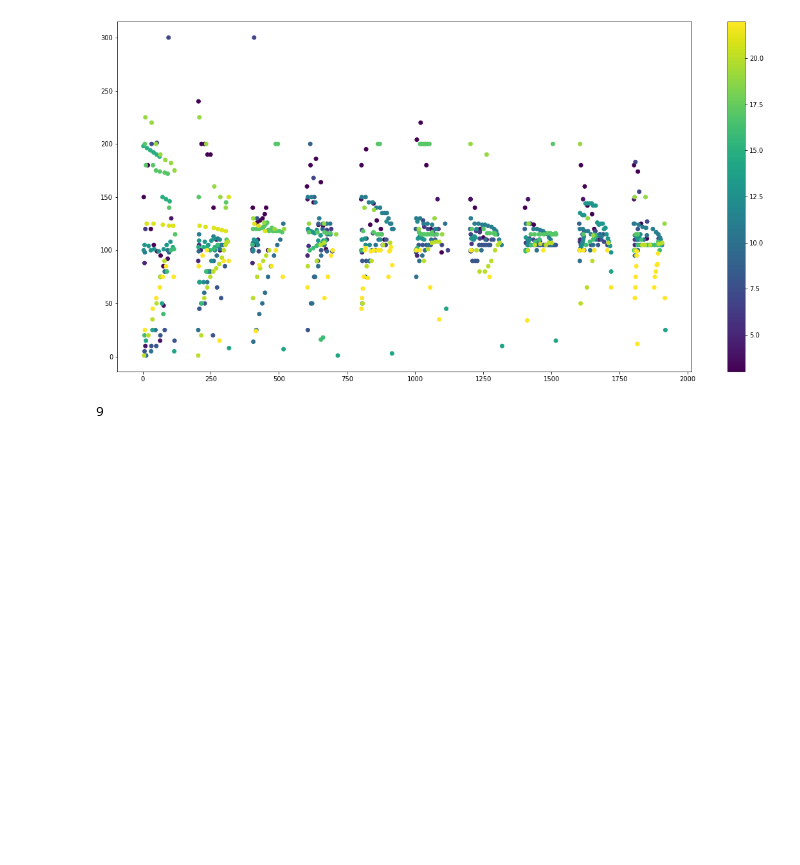
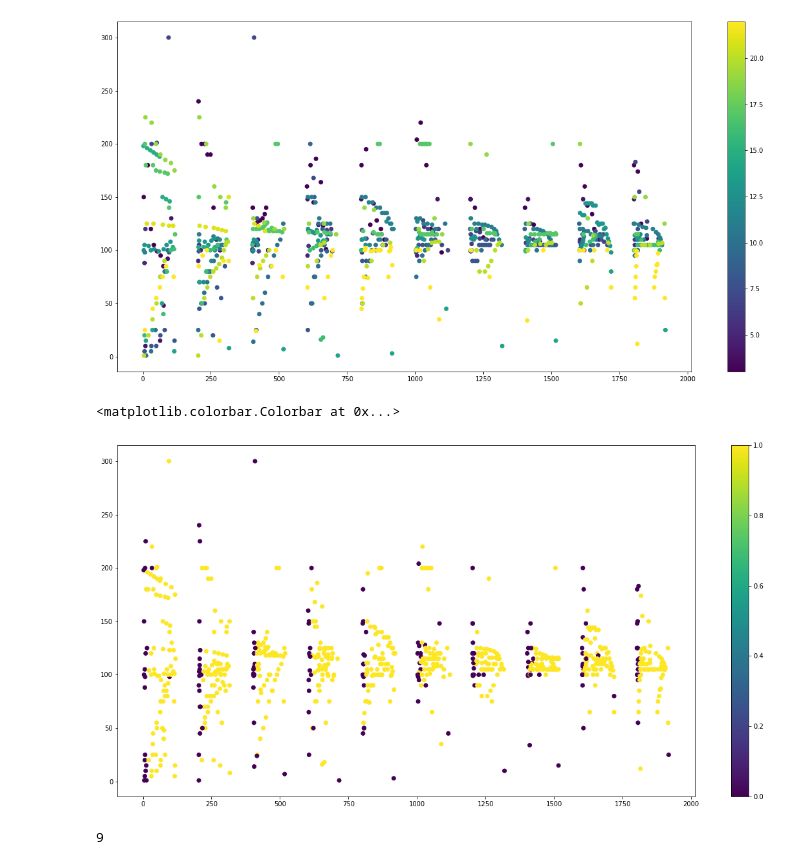
Before and after one commit to Alehud/RL_for_markets, a Jupyter notebook: data_analysis.ipynb, the cells around one changed output. Saved outputs shown, nothing was run; the diff lists cells and outputs as text; code cells hidden in the pictures; blank space fills up the shorter version.

```diff
--- a/data_analysis.ipynb
+++ b/data_analysis.ipynb
@@ -96,6 +96,15 @@ plt.colorbar()
 # %% [output]
 <matplotlib.colorbar.Colorbar at 0x...>
 [figure]
+# %%
+plt.figure(figsize=(20,10))
+game1 = data[(data['gamesd0']==1) & (data['game']==1)]
+p1 = game1[(game1['period'] == 3)]
+plt.scatter(game1['time'],game1['bid_value'], c = np.array(game1['fwi'] == 'TRUE')*1)
+plt.colorbar()
+# %% [output]
+<matplotlib.colorbar.Colorbar at 0x...>
+[figure, added]
 # %%
 x = np.array(p1[p1['buyer'] == 1]['id'])
 np.unique(x).size
```
Also changed, not shown: parts of 13 cells of this notebook.
